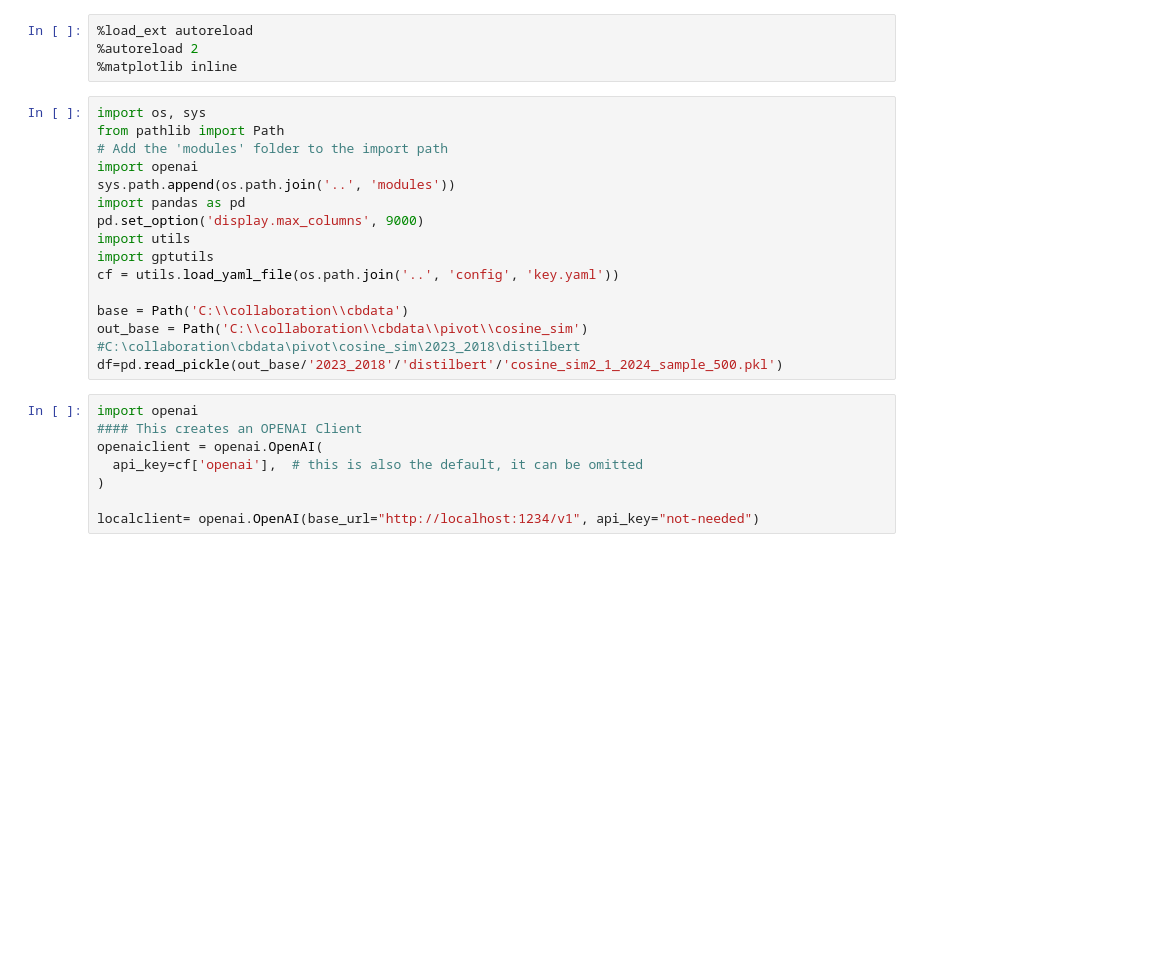
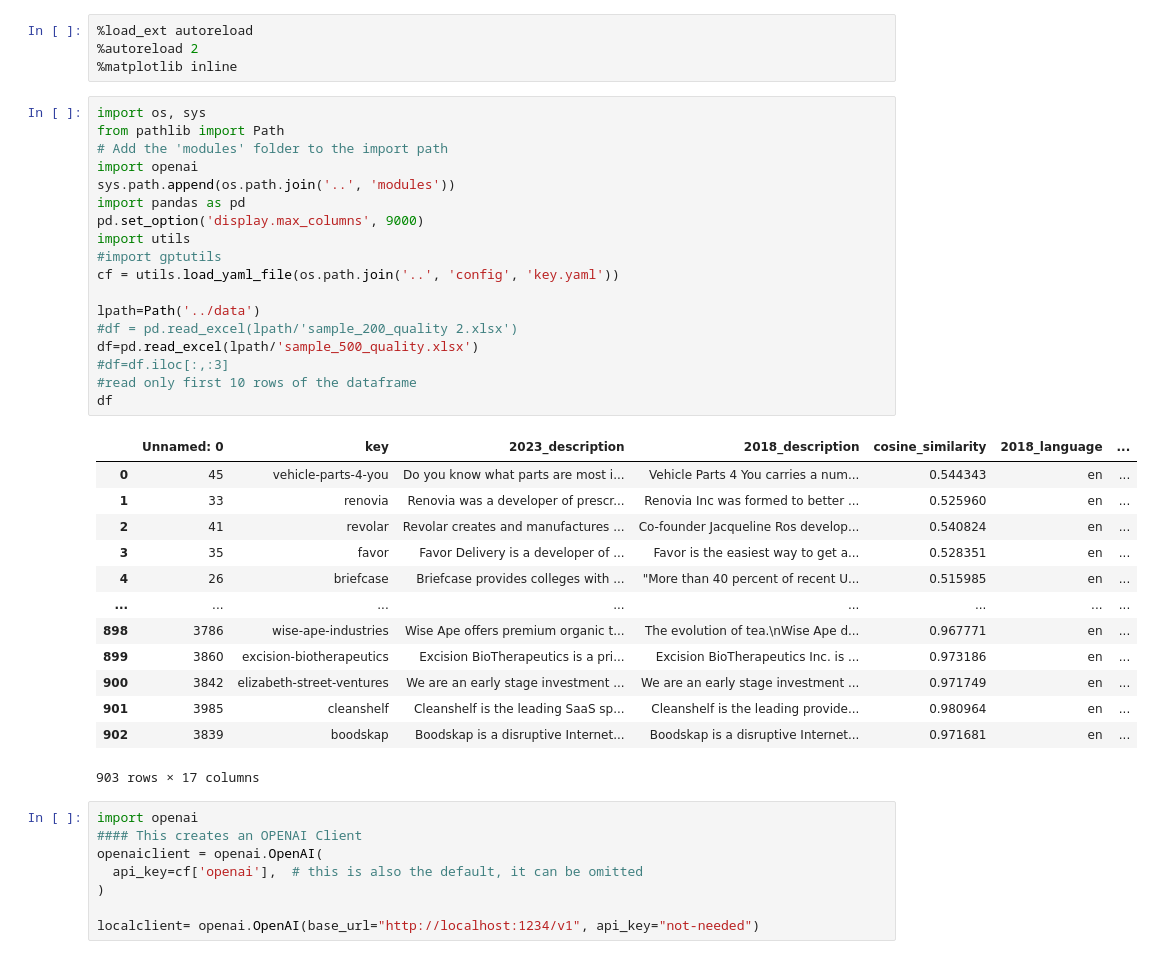
Before and after one commit to jkuruzovich/URP_SPRING_2024, a Jupyter notebook: notebooks/3_quality.ipynb, the cells around one changed output. Cells and saved outputs as stored; diff of their text form; blank space fills up the shorter version.

```diff
--- a/notebooks/3_quality.ipynb
+++ b/notebooks/3_quality.ipynb
@@ -5,19 +5,35 @@
 # %%
 import os, sys
 from pathlib import Path
 # Add the 'modules' folder to the import path
 import openai
 sys.path.append(os.path.join('..', 'modules'))
 import pandas as pd
 pd.set_option('display.max_columns', 9000)
 import utils
-import gptutils
+#import gptutils
 cf = utils.load_yaml_file(os.path.join('..', 'config', 'key.yaml'))
 
-base = Path('C:\\collaboration\\cbdata')
-out_base = Path('C:\\collaboration\\cbdata\\pivot\\cosine_sim')
-#C:\collaboration\cbdata\pivot\cosine_sim\2023_2018\distilbert
-df=pd.read_pickle(out_base/'2023_2018'/'distilbert'/'cosine_sim2_1_2024_sample_500.pkl')
+lpath=Path('../data')
+#df = pd.read_excel(lpath/'sample_200_quality 2.xlsx')
+df=pd.read_excel(lpath/'sample_500_quality.xlsx')
+#df=df.iloc[:,:3]
+#read only first 10 rows of the dataframe
+df
+# %% [output]
+|  | Unnamed: 0 | key | 2023_description | 2018_description | cosine_similarity | 2018_language | ... |
+| 0 | 45 | vehicle-parts-4-you | Do you know what parts are most i... | Vehicle Parts 4 You carries a num... | 0.544343 | en | ... |
+| 1 | 33 | renovia | Renovia was a developer of prescr... | Renovia Inc was formed to better ... | 0.525960 | en | ... |
+| 2 | 41 | revolar | Revolar creates and manufactures ... | Co-founder Jacqueline Ros develop... | 0.540824 | en | ... |
+| 3 | 35 | favor | Favor Delivery is a developer of ... | Favor is the easiest way to get a... | 0.528351 | en | ... |
+| 4 | 26 | briefcase | Briefcase provides colleges with ... | "More than 40 percent of recent U... | 0.515985 | en | ... |
+| ... | ... | ... | ... | ... | ... | ... | ... |
+| 898 | 3786 | wise-ape-industries | Wise Ape offers premium organic t... | The evolution of tea.\nWise Ape d... | 0.967771 | en | ... |
+| 899 | 3860 | excision-biotherapeutics | Excision BioTherapeutics is a pri... | Excision BioTherapeutics Inc. is ... | 0.973186 | en | ... |
+| 900 | 3842 | elizabeth-street-ventures | We are an early stage investment ... | We are an early stage investment ... | 0.971749 | en | ... |
+| 901 | 3985 | cleanshelf | Cleanshelf is the leading SaaS sp... | Cleanshelf is the leading provide... | 0.980964 | en | ... |
+| 902 | 3839 | boodskap | Boodskap is a disruptive Internet... | Boodskap is a disruptive Internet... | 0.971681 | en | ... |
+903 rows × 17 columns
 # %%
 import openai
 #### This creates an OPENAI Client
```
Also changed, not shown: parts of 7 cells of this notebook.
